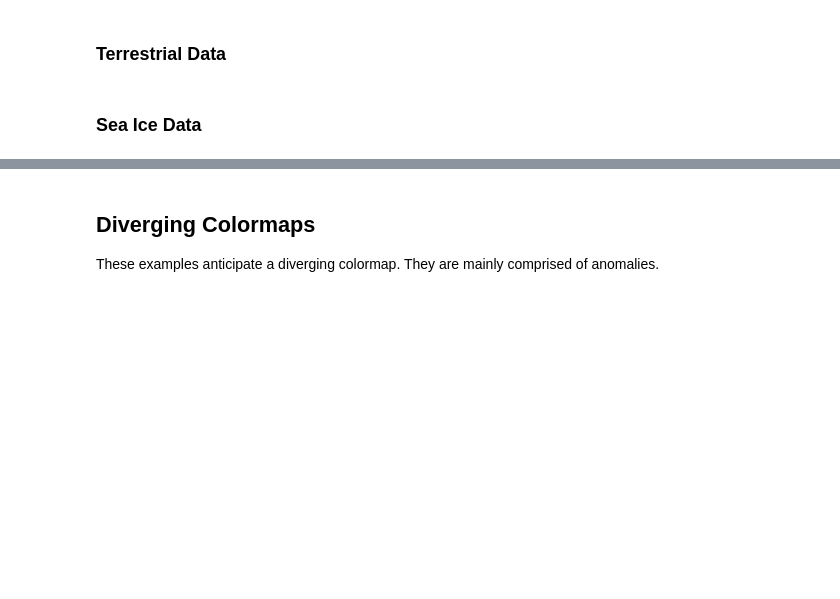
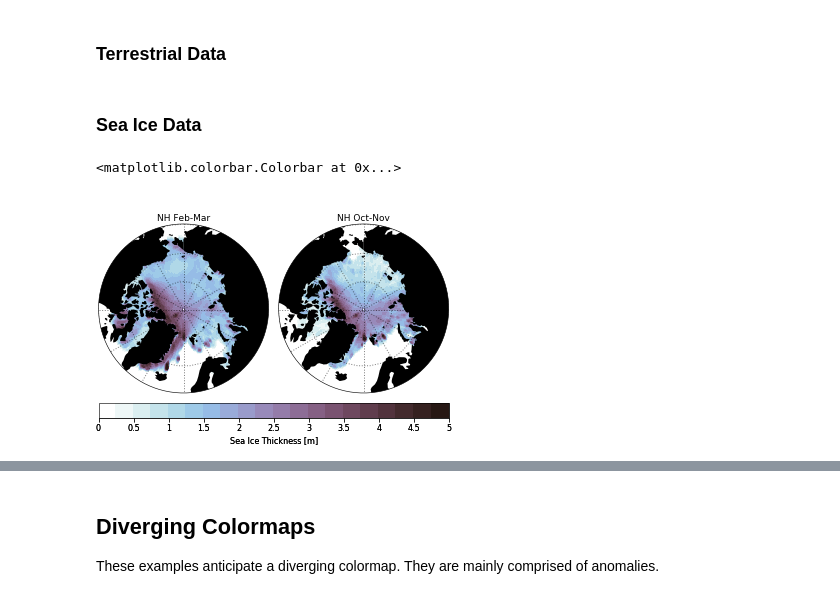
Before and after one commit to bradyrx/climate_in_color, a Jupyter notebook: notebooks/build_your_own_colormaps.ipynb, the cells around one changed output, grey strips where cells are left out. Saved outputs shown, nothing was run; the diff lists cells and outputs as text; code cells hidden in the pictures; blank space fills up the shorter version.

```diff
--- a/notebooks/build_your_own_colormaps.ipynb
+++ b/notebooks/build_your_own_colormaps.ipynb
@@ -130,16 +144,23 @@ lat = ice_data['t_lat'].coarsen({'t_lat': 2, 't_lon': 2}).mean()
 lon = ice_data['t_lon'].coarsen({'t_lat': 2, 't_lon': 2}).mean()
 ice_thk = ice_data['HI'].reset_coords(drop=True).coarsen({'t_lat': 2, 't_lon': 2}).mean()
 # %%
+import proplot as plot
+plot.rc.small = 12
+plot.rc.large = 12
+
 f, axs = plot.subplots(ncols=2, proj='npstere', axwidth='6cm')
 
 for i, label in zip([0, 1], ['NH Feb-Mar', 'NH Oct-Nov']):
     p = axs[i].contourf(lon, lat, ice_thk.isel(location=i), cmap='Glacial',
                     levels=plot.arange(0, 5, 0.25))
     axs[i].format(land=True, boundinglat=60, latlines=10, title=label)
 
 f.colorbar(p, loc='b', label='Sea Ice Thickness [m]',
            ticks=plot.arange(0, 5, 0.5))
 
 # Uncomment this to save your figure. Feel free to rename it.
 # f.savefig('../figures/NP.sea.ice.png')
+# %% [output]
+<matplotlib.colorbar.Colorbar at 0x...>
+[figure, added]
 # %%
```
Also changed, not shown: parts of 6 cells of this notebook.
